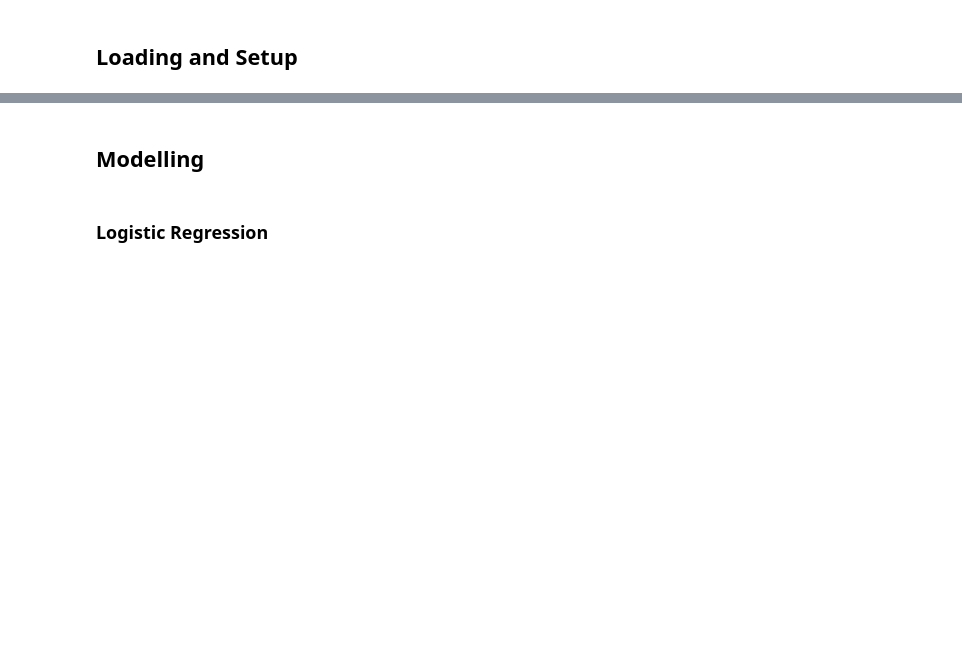
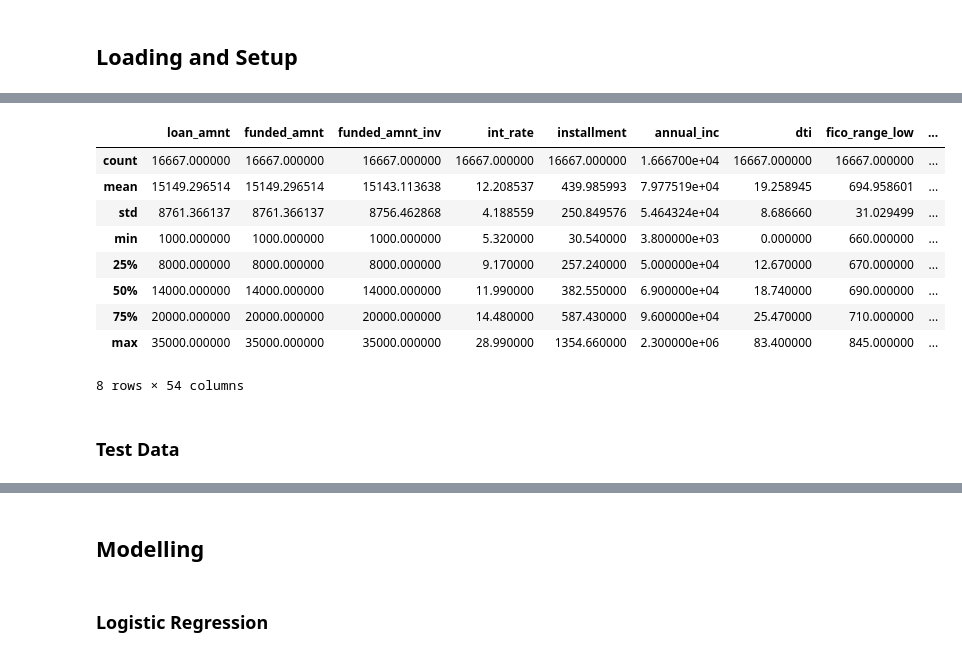
Before and after one commit to rachellliao/loan-default-prediction, a Jupyter notebook: modelling.ipynb, the cells around one changed output, grey strips where cells are left out. Saved outputs shown, nothing was run; the diff lists cells and outputs as text; code cells hidden in the pictures; blank space fills up the shorter version.

```diff
--- a/modelling.ipynb
+++ b/modelling.ipynb
@@ -23,0 +95,16 @@ df = pd.read_parquet('dataset/cleaned_data_after_eda.parquet')
+# %%
+# Get a statistical summary of the train data
+df_train.describe()
+# %% [output]
+|  | loan_amnt | funded_amnt | funded_amnt_inv | int_rate | installment | annual_inc | dti | fico_range_low | ... |
+| count | 16667.000000 | 16667.000000 | 16667.000000 | 16667.000000 | 16667.000000 | 1.666700e+04 | 16667.000000 | 16667.000000 | ... |
+| mean | 15149.296514 | 15149.296514 | 15143.113638 | 12.208537 | 439.985993 | 7.977519e+04 | 19.258945 | 694.958601 | ... |
+| std | 8761.366137 | 8761.366137 | 8756.462868 | 4.188559 | 250.849576 | 5.464324e+04 | 8.686660 | 31.029499 | ... |
+| min | 1000.000000 | 1000.000000 | 1000.000000 | 5.320000 | 30.540000 | 3.800000e+03 | 0.000000 | 660.000000 | ... |
+| 25% | 8000.000000 | 8000.000000 | 8000.000000 | 9.170000 | 257.240000 | 5.000000e+04 | 12.670000 | 670.000000 | ... |
+| 50% | 14000.000000 | 14000.000000 | 14000.000000 | 11.990000 | 382.550000 | 6.900000e+04 | 18.740000 | 690.000000 | ... |
+| 75% | 20000.000000 | 20000.000000 | 20000.000000 | 14.480000 | 587.430000 | 9.600000e+04 | 25.470000 | 710.000000 | ... |
+| max | 35000.000000 | 35000.000000 | 35000.000000 | 28.990000 | 1354.660000 | 2.300000e+06 | 83.400000 | 845.000000 | ... |
+8 rows × 54 columns
+# %% [markdown]
+### Test Data
```
Also changed, not shown: parts of 26 cells of this notebook.
